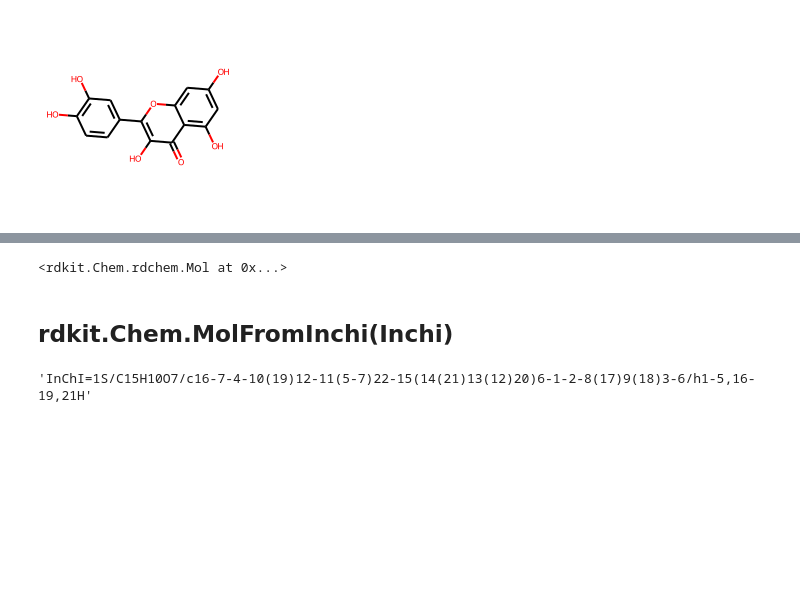
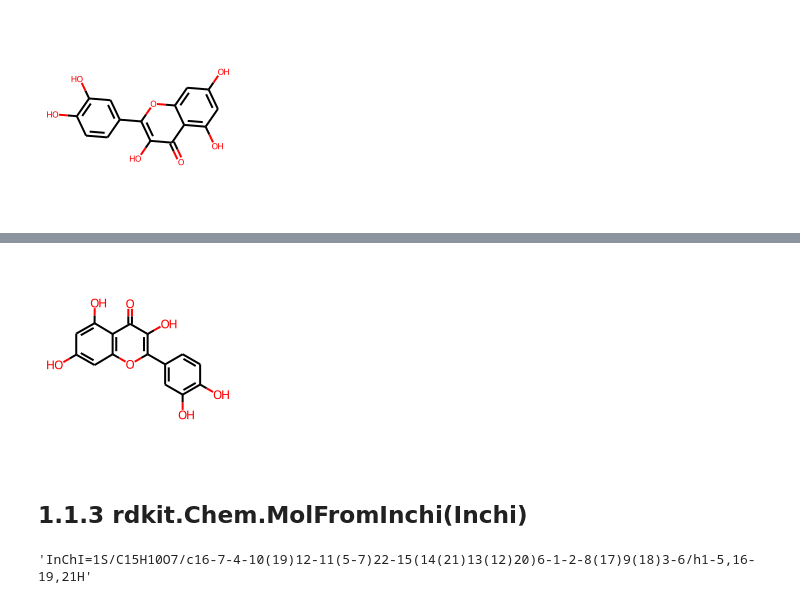
Before and after one commit to chemoinformatics-lecture/lecture-beginner, a Jupyter notebook: lesson04_RDKit/lecture_note_colab_RDKit_no1_分子の読み込みと表示と出力.ipynb, the cells around one changed output, grey strips where cells are left out. Cells and saved outputs as stored; diff of their text form; code cells hidden in the pictures; blank space fills up the shorter version.

```diff
--- a/lesson04_RDKit/lecture_note_colab_RDKit_no1_分子の読み込みと表示と出力.ipynb
+++ b/lesson04_RDKit/lecture_note_colab_RDKit_no1_分子の読み込みと表示と出力.ipynb
@@ -114,12 +61,13 @@ print(quercetine_sdf)
 9  15  8
 
 $$$$
-# %%
-Chem.MolFromMolBlock(quercetine_sdf)
-# %% [output]
-<rdkit.Chem.rdchem.Mol at 0x...>
+# %%
+quercetine_mol_fromSDF = Chem.MolFromMolBlock(quercetine_sdf)
+Draw.MolsToGridImage([quercetine_mol_fromSDF])
+# %% [output]
+[figure, added]
 # %% [markdown]
-## rdkit.Chem.MolFromInchi(Inchi)
+## 1.1.3 rdkit.Chem.MolFromInchi(Inchi)
 # %%
 quercetine_inchi = quercetine[0].inchi
 quercetine_inchi
```
Also changed, not shown: parts of 49 cells of this notebook.
